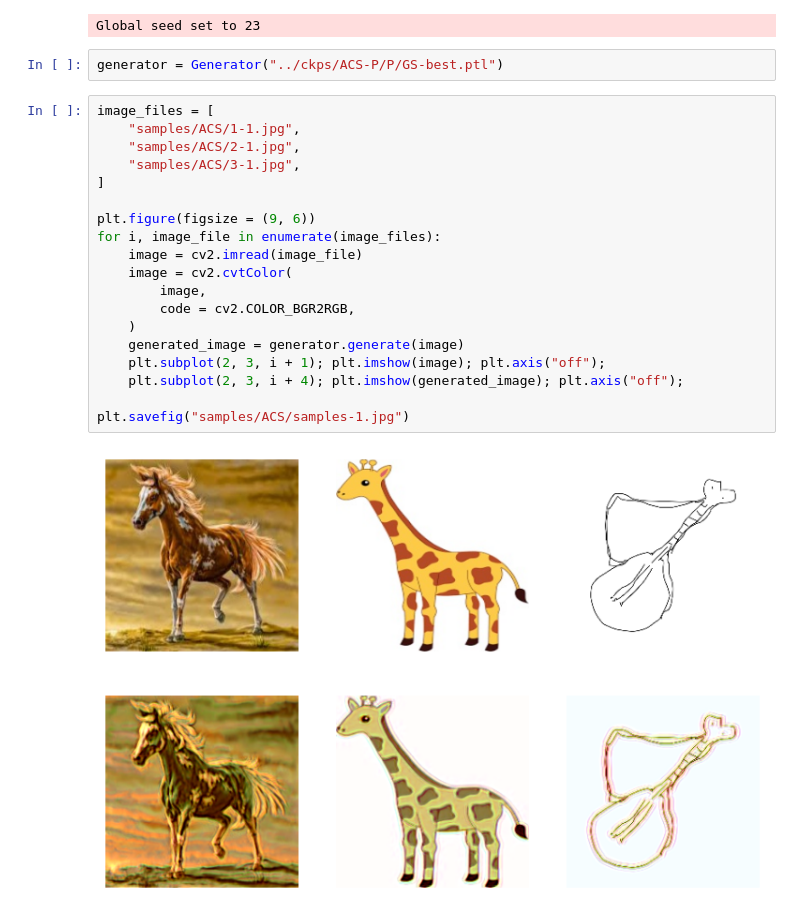
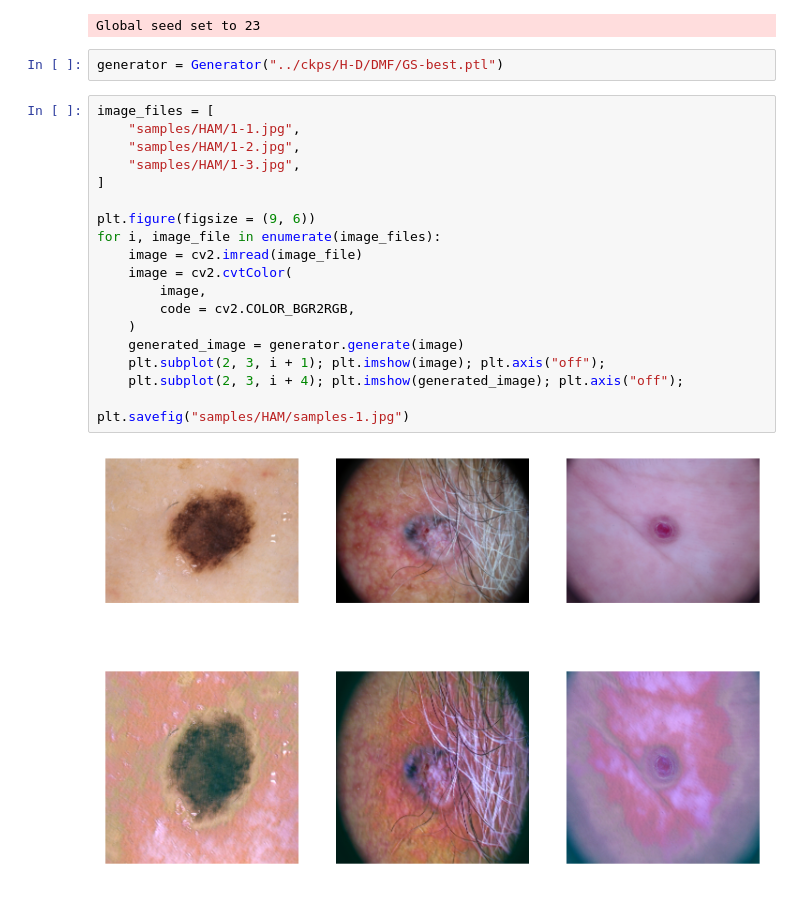
Before and after one commit to lhkhiem28/AdvTS, a Jupyter notebook: main/main/samples.ipynb, the cells around one changed output. Cells and saved outputs as stored; diff of their text form.

```diff
--- a/main/main/samples.ipynb
+++ b/main/main/samples.ipynb
@@ -9,25 +9,25 @@ from generate import Generator
 # %% [output]
 Global seed set to 23
 # %%
-generator = Generator("../ckps/ACS-P/P/GS-best.ptl")
+generator = Generator("../ckps/H-D/DMF/GS-best.ptl")
 # %%
 image_files = [
-    "samples/ACS/1-1.jpg",
-    "samples/ACS/2-1.jpg",
-    "samples/ACS/3-1.jpg",
+    "samples/HAM/1-1.jpg",
+    "samples/HAM/1-2.jpg",
+    "samples/HAM/1-3.jpg",
 ]
 
 plt.figure(figsize = (9, 6))
 for i, image_file in enumerate(image_files):
     image = cv2.imread(image_file)
     image = cv2.cvtColor(
         image,
         code = cv2.COLOR_BGR2RGB,
     )
     generated_image = generator.generate(image)
     plt.subplot(2, 3, i + 1); plt.imshow(image); plt.axis("off");
     plt.subplot(2, 3, i + 4); plt.imshow(generated_image); plt.axis("off");
 
-plt.savefig("samples/ACS/samples-1.jpg")
+plt.savefig("samples/HAM/samples-1.jpg")
 # %% [output]
-[figure, old version]
+[figure, new version]
```
Also changed, not shown: parts of 1 cell of this notebook, 2 other files.
